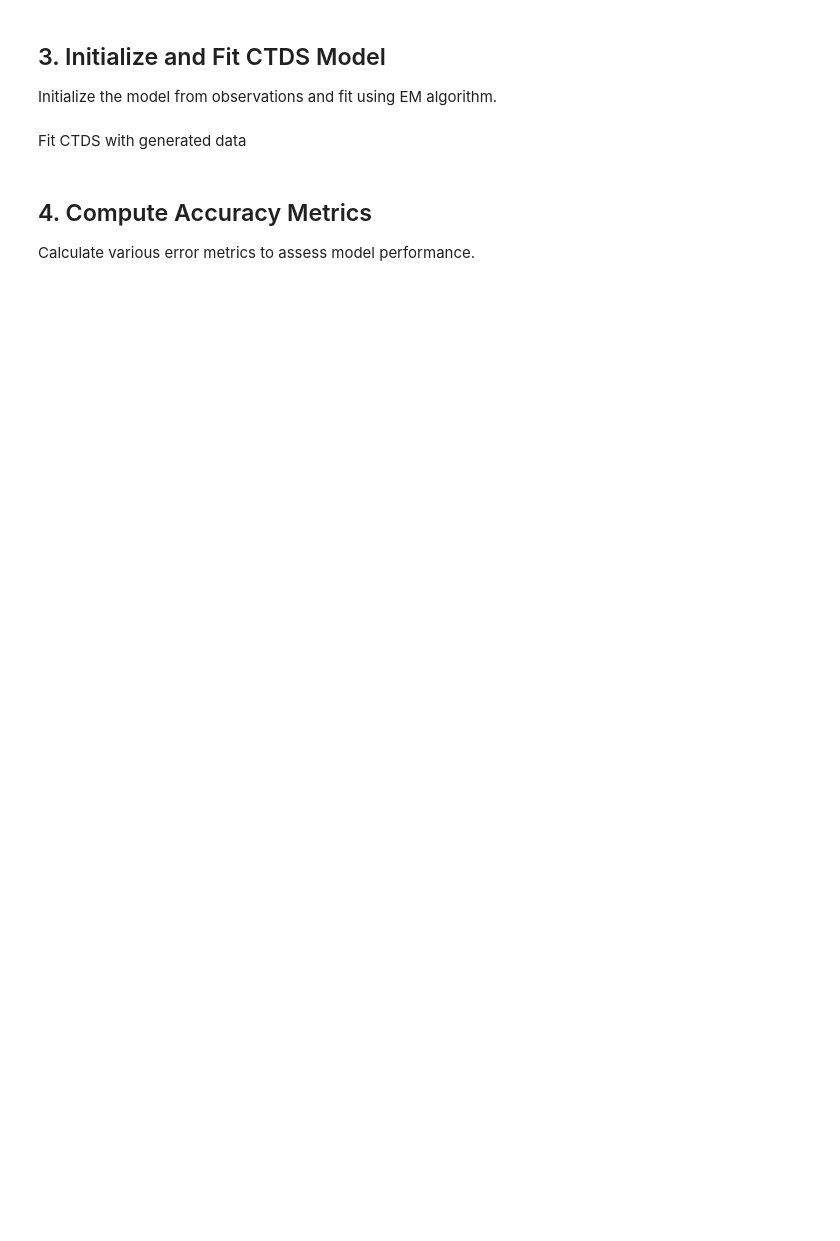
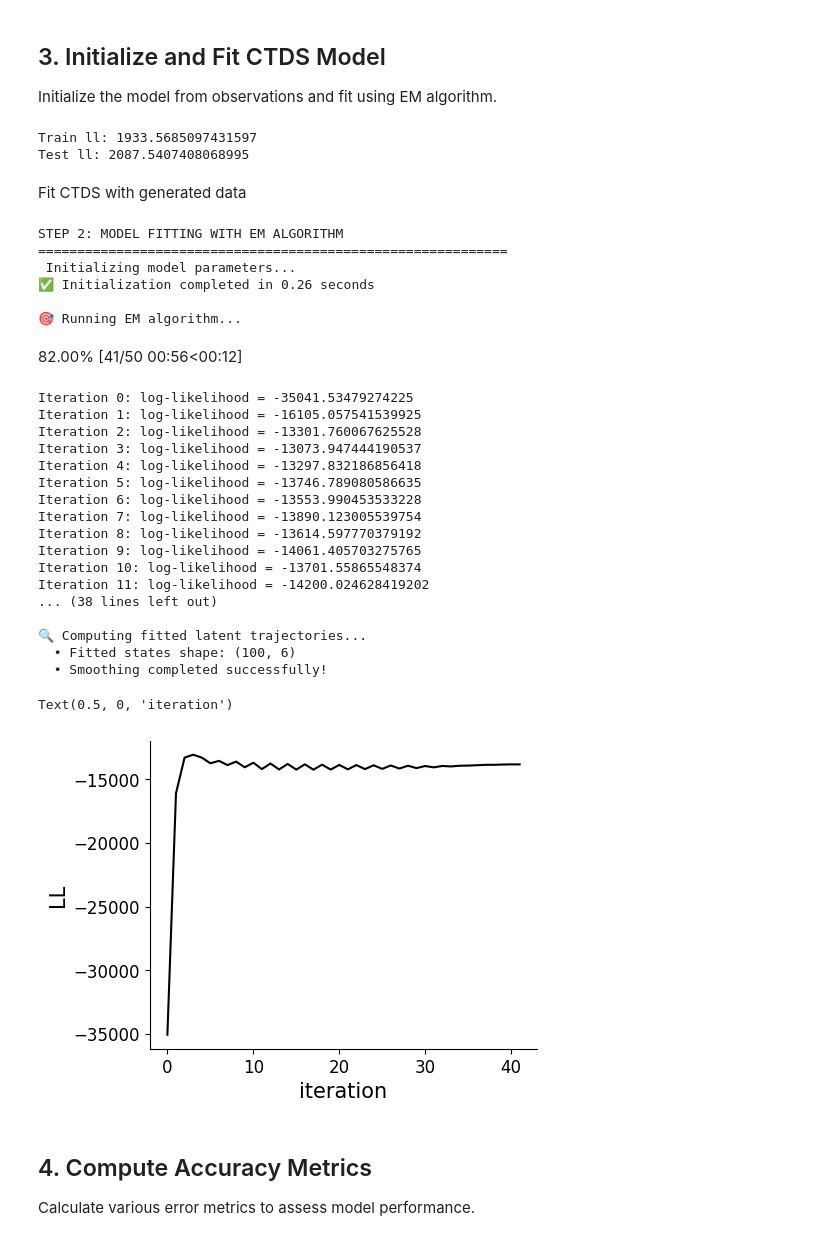
Before and after one commit to kasherri/CTDS, a Jupyter notebook: ctds_model_validation.ipynb, the cells around one changed output. Drawn from its saved outputs; the diff is of its cells as text; code cells hidden in the pictures; blank space fills up the shorter version.

```diff
--- a/ctds_model_validation.ipynb
+++ b/ctds_model_validation.ipynb
@@ -208,11 +235,15 @@ train_datas = batched_observations[:num_train_trials]
 test_datas = batched_observations[num_train_trials:]
 train_obs=jnp.mean(train_datas, axis=0)
 test_obs=jnp.mean(test_datas, axis=0)
+
 # compute LLs for the test and train datasets
 true_model_train_ll = ctds.log_prob(ctds_params,jnp.mean(batched_states[:num_train_trials], axis=0), train_obs)
 true_model_test_ll = ctds.log_prob(ctds_params,jnp.mean(batched_states[num_train_trials:], axis=0), test_obs)
-print("Test ll:", true_model_train_ll)
+print("Train ll:", true_model_train_ll)
 print("Test ll:",true_model_test_ll)
+# %% [output]
+Train ll: 1933.5685097431597
+Test ll: 2087.5407408068995
 # %% [markdown]
 Fit CTDS with generated data
 # %%
@@ -234,47 +265,73 @@ print(f"✅ Initialization completed in {init_time:.2f} seconds")
 print("\n🎯 Running EM algorithm...")
 num_em_iters = 50
 
-# Prepare observations for batch processing
-demo_observations_batch = observations[None, :, :]  # Add batch dimension
 
 # Track timing
 em_start_time = time.time()
 
 # Run EM fitting with progress tracking
+# Refit on training data
 params_fitted, test_lls = ctds.fit_em(
     demo_params_init,
     train_datas,
     num_iters=num_em_iters,
     verbose=True
 )
 
 em_total_time = time.time() - em_start_time
 em_per_iter_time = em_total_time / num_em_iters
 from inference import DynamaxLGSSMBackend
 print(f"\n✅ EM Algorithm Results:")
 print(f"  • Total fitting time: {em_total_time:.2f} seconds")
 print(f"  • Time per iteration: {em_per_iter_time:.3f} seconds")
 print(f"  • Initial log-likelihood: {test_lls[0]:.2f}")
 print(f"  • Final log-likelihood: {test_lls[-1]:.2f}")
 print(f"  • Log-likelihood improvement: {test_lls[-1] - test_lls[1]:.2f}")
 
 
 # Compute latent states using smoother
 print("\n🔍 Computing fitted latent trajectories...")
 smoothed_means, smoothed_covariances = DynamaxLGSSMBackend.smoother(params_fitted, observations)
 states_fitted = smoothed_means #shape (T, D)
 
 print(f"  • Fitted states shape: {states_fitted.shape}")
 print(f"  • Smoothing completed successfully!")
 
 
 #plot logs
 plt.figure(figsize=(5, 4))
-plt.plot(test_lls, color = 'k')
+plt.plot(test_lls[1:], color = 'k')
 plt.gca().spines['right'].set_visible(False)
 plt.gca().spines['top'].set_visible(False)
 plt.ylabel('LL', fontsize=15)
 plt.xlabel('iteration', fontsize=15)
+# %% [output]
+STEP 2: MODEL FITTING WITH EM ALGORITHM
+============================================================
+ Initializing model parameters...
+✅ Initialization completed in 0.26 seconds
+
+🎯 Running EM algorithm...
+82.00% [41/50 00:56<00:12]
+Iteration 0: log-likelihood = -35041.53479274225
+Iteration 1: log-likelihood = -16105.057541539925
+Iteration 2: log-likelihood = -13301.760067625528
+Iteration 3: log-likelihood = -13073.947444190537
+Iteration 4: log-likelihood = -13297.832186856418
+Iteration 5: log-likelihood = -13746.789080586635
+Iteration 6: log-likelihood = -13553.990453533228
+Iteration 7: log-likelihood = -13890.123005539754
+Iteration 8: log-likelihood = -13614.597770379192
+Iteration 9: log-likelihood = -14061.405703275765
+Iteration 10: log-likelihood = -13701.55865548374
+Iteration 11: log-likelihood = -14200.024628419202
+... (38 lines left out)
+
+🔍 Computing fitted latent trajectories...
+  • Fitted states shape: (100, 6)
+  • Smoothing completed successfully!
+Text(0.5, 0, 'iteration')
+[figure, added]
 # %% [markdown]
 ## 4. Compute Accuracy Metrics
 
```
Also changed, not shown: parts of 23 cells of this notebook, 2 other files.
